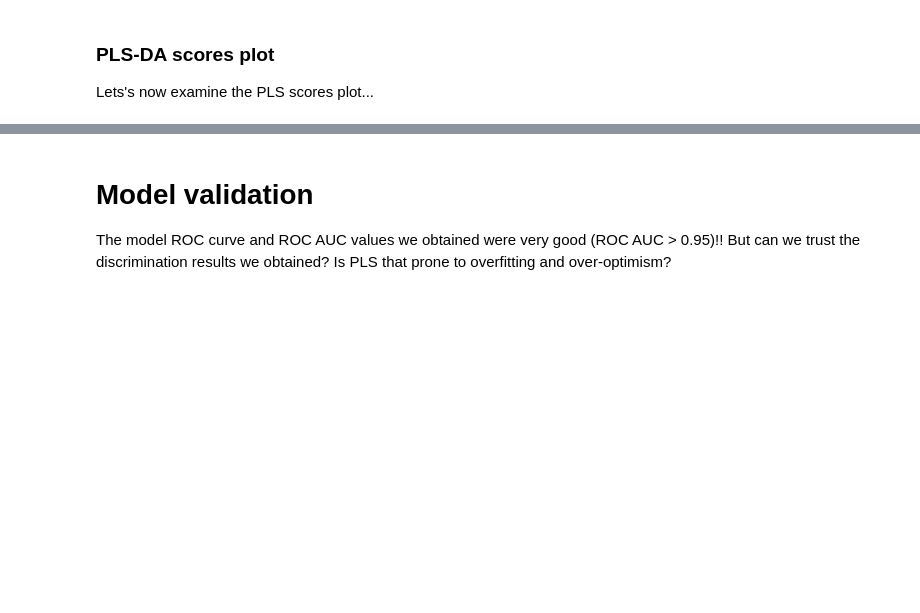
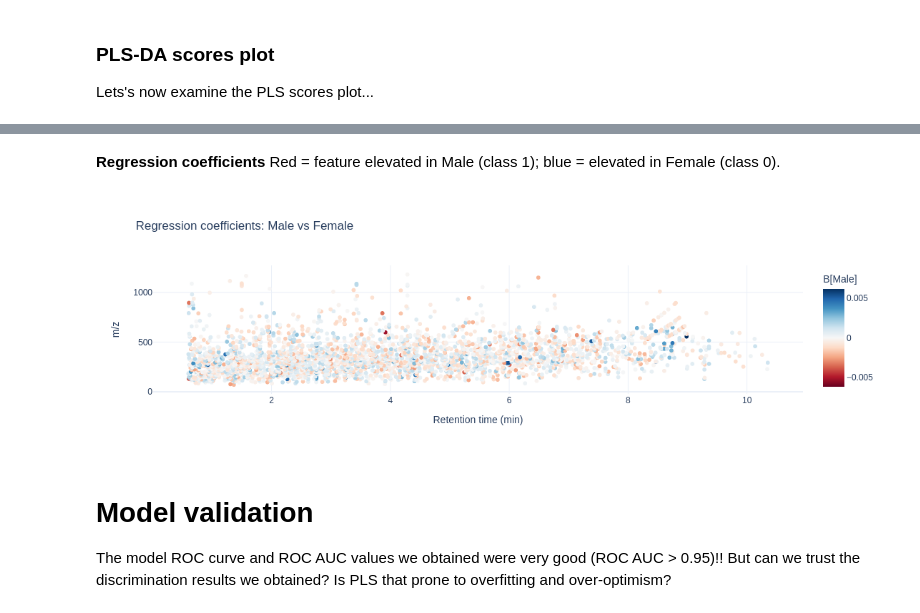
Before and after one commit to Gscorreia89/metabolomics-course-ebi, a Jupyter notebook: PLS-DA.ipynb, the cells around one changed output, grey strips where cells are left out. Drawn from its saved outputs; the diff is of its cells as text; code cells hidden in the pictures; blank space fills up the shorter version.

```diff
--- a/PLS-DA.ipynb
+++ b/PLS-DA.ipynb
@@ -154,3 +223,17 @@ fig.show()
+# %% [markdown]
+**Regression coefficients** Red = feature elevated in Male (class 1); blue = elevated in Female (class 0).
+# %%
+fig = px.scatter(featuresData, x='Rt', y='mz',
+    color=B[0, :],
+    render_mode='webgl',
+    color_continuous_scale='RdBu',
+    color_continuous_midpoint=0,
+    labels={'Rt': 'Retention time (min)', 'mz': 'm/z', 'color': 'B[Male]'},
+    title='Regression coefficients: Male vs Female',
+    template='plotly_white')
+fig.show()
+# %% [output]
+[figure, added]
 # %% [markdown]
 # Model validation
 
```
Also changed, not shown: parts of 18 cells of this notebook.
